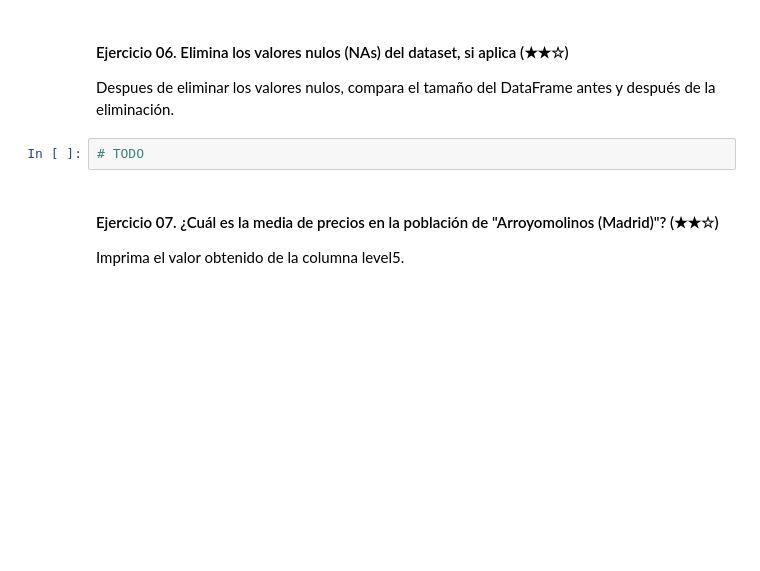
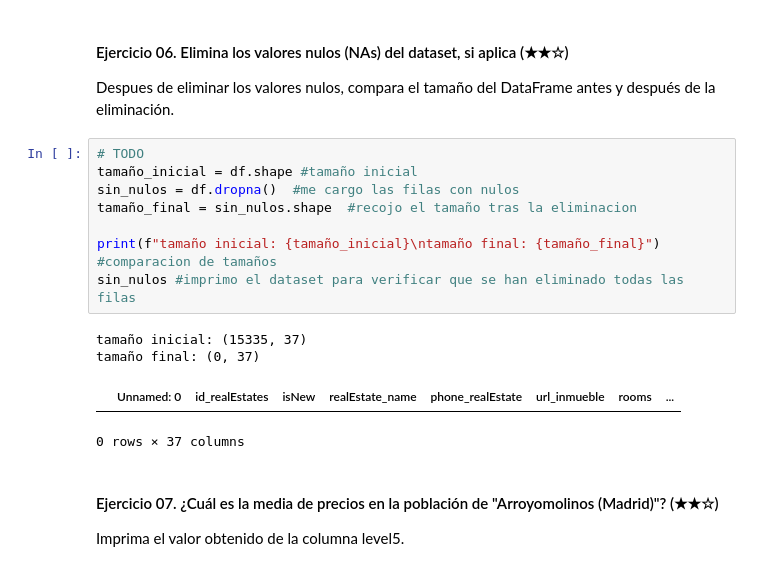
Before and after one commit to yensuo/data-clean-up-pandas-for-beginners-project-PabloMartin, a Jupyter notebook: project.es.ipynb, the cells around one changed output. Drawn from its saved outputs; the diff is of its cells as text; blank space fills up the shorter version.

```diff
--- a/project.es.ipynb
+++ b/project.es.ipynb
@@ -213,6 +234,17 @@ Imprima un booleano (`True` o `False`) para verificar si hay valores nulos segui
 Despues de eliminar los valores nulos, compara el tamaño del DataFrame antes y después de la eliminación.
 # %%
 # TODO
+tamaño_inicial = df.shape #tamaño inicial
+sin_nulos = df.dropna()  #me cargo las filas con nulos
+tamaño_final = sin_nulos.shape  #recojo el tamaño tras la eliminacion
+
+print(f"tamaño inicial: {tamaño_inicial}\ntamaño final: {tamaño_final}") #comparacion de tamaños
+sin_nulos #imprimo el dataset para verificar que se han eliminado todas las filas
+# %% [output]
+tamaño inicial: (15335, 37)
+tamaño final: (0, 37)
+|  | Unnamed: 0 | id_realEstates | isNew | realEstate_name | phone_realEstate | url_inmueble | rooms | ... |
+0 rows × 37 columns
 # %% [markdown]
 #### Ejercicio 07. ¿Cuál es la media de precios en la población de "Arroyomolinos (Madrid)"? (★★☆)
 
```
Also changed, not shown: parts of 5 cells of this notebook.
